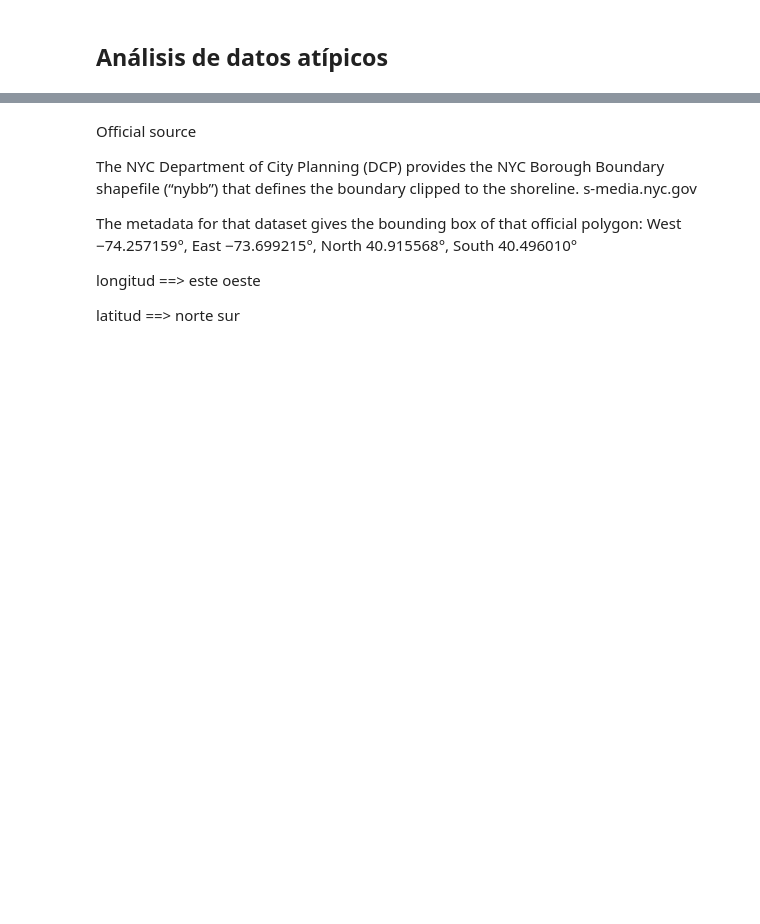
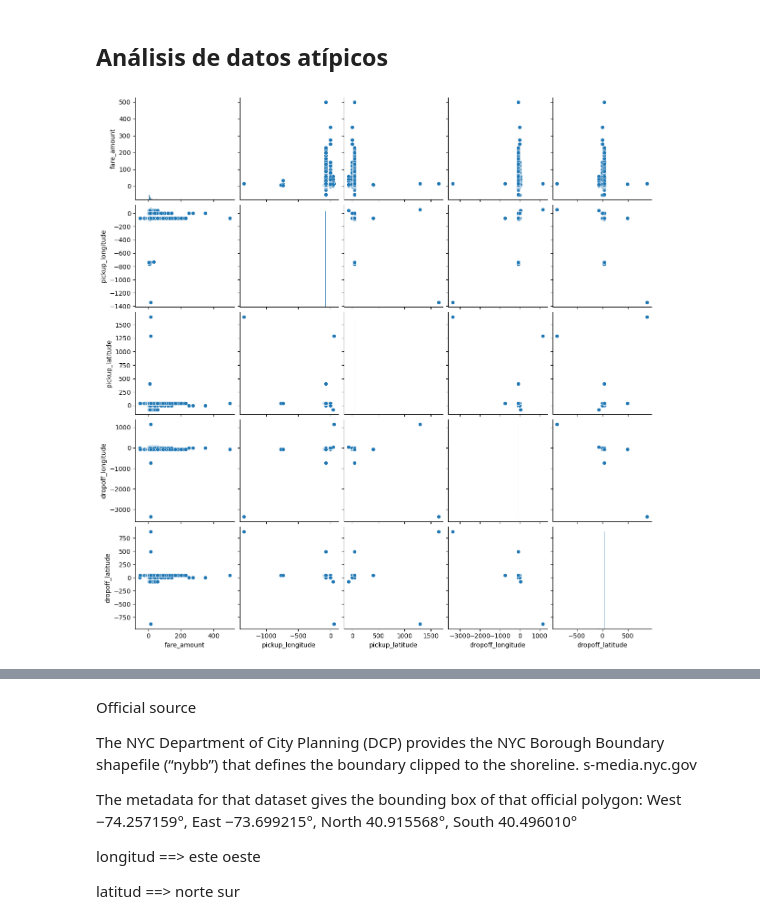
Before and after one commit to mirandaonega/AA1-TUIA-2025C2-Olivieri-Onega, a Jupyter notebook: Tp_MiriOnega_JereOlivieri.ipynb, the cells around one changed output, grey strips where cells are left out. Saved outputs shown, nothing was run; the diff lists cells and outputs as text; code cells hidden in the pictures; blank space fills up the shorter version.

```diff
--- a/Tp_MiriOnega_JereOlivieri.ipynb
+++ b/Tp_MiriOnega_JereOlivieri.ipynb
@@ -137,6 +137,13 @@ df.describe()
 
 df = df[df["fare_amount"].notna()]               # remove NaN / None
 df = df[df["fare_amount"].astype(float) > 0]
+# %%
+dfa = pd.read_csv(file_path)
+cols = dfa.select_dtypes(include=['float64'])
+sns.pairplot(cols)  # soporta 'hue' para colorear por categoría
+plt.show()
+# %% [output]
+[figure, added]
 # %%
 # Cantidad de pasajeros/as
 df.loc[(df['passenger_count'] < 0), 'passenger_count'] = 0
```
Also changed, not shown: parts of 28 cells of this notebook, 2 other files.
